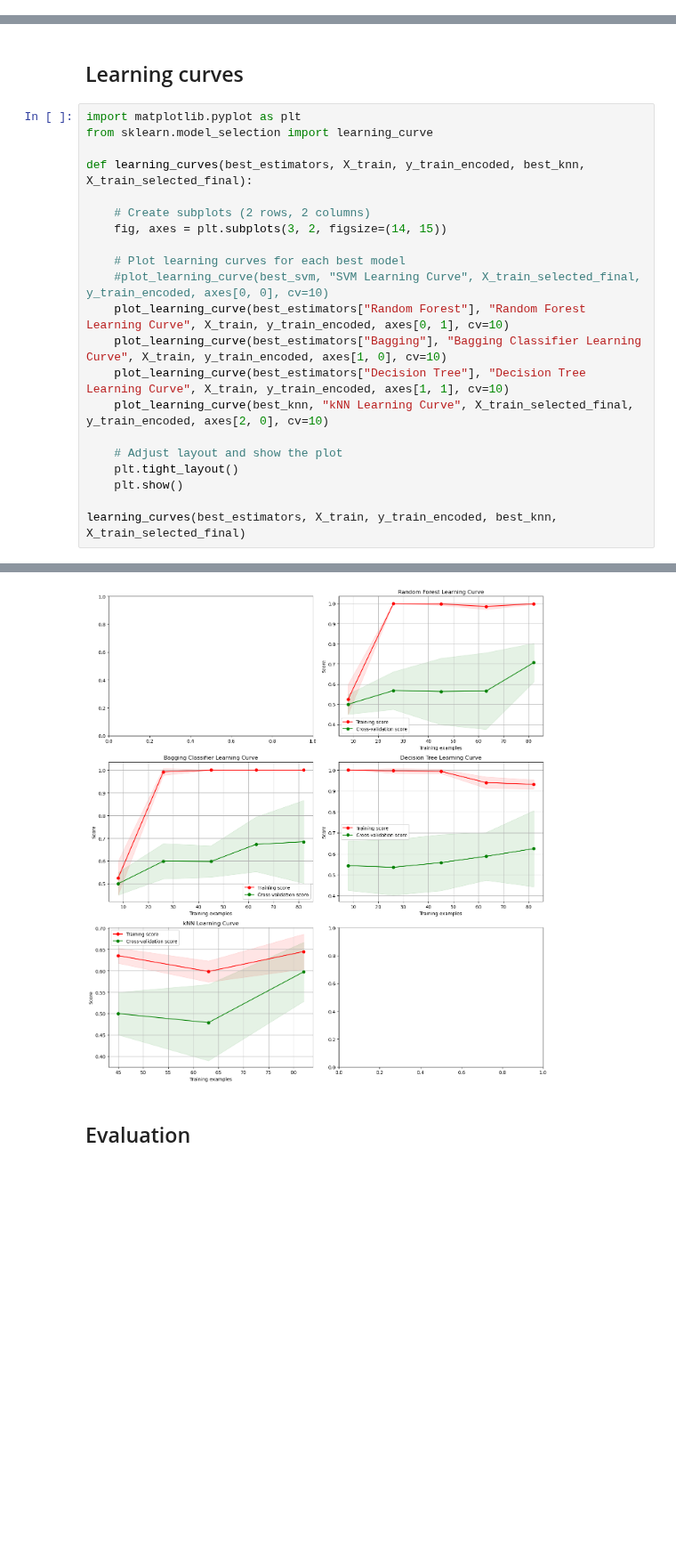
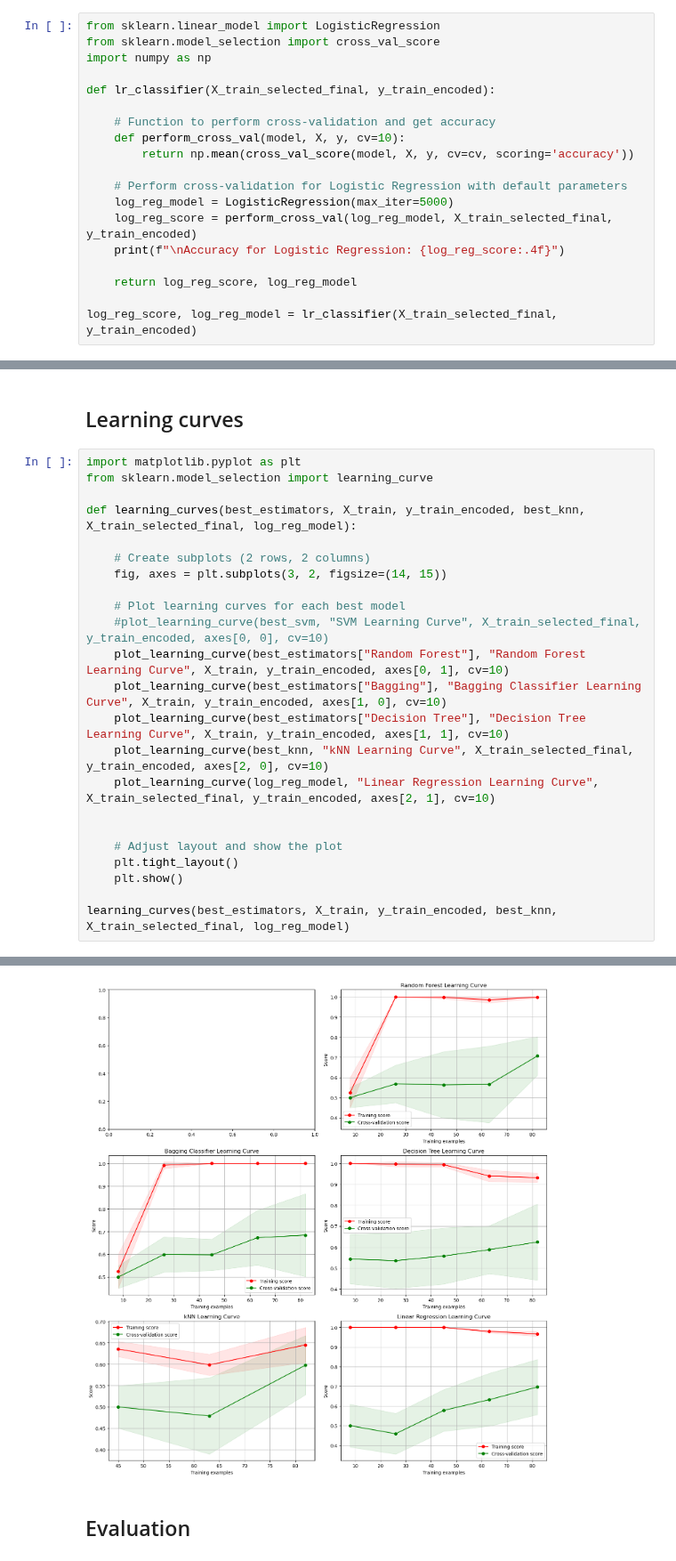
Before and after one commit to zvanraak/TM10007-machine-learning-2025-group-5, a Jupyter notebook: assignment.ipynb, the cells around one changed output, grey strips where cells are left out. Shown at 89% size. Cells and saved outputs as stored; diff of their text form; blank space fills up the shorter version.

Commit message:
Logistic regression is back and fixed error with it

```diff
--- a/assignment.ipynb
+++ b/assignment.ipynb
@@ -1369,0 +1372,19 @@ Best kNN Accuracy: 0.6322
+# %%
+from sklearn.linear_model import LogisticRegression
+from sklearn.model_selection import cross_val_score
+import numpy as np
+
+def lr_classifier(X_train_selected_final, y_train_encoded):
+
+    # Function to perform cross-validation and get accuracy
+    def perform_cross_val(model, X, y, cv=10):
+        return np.mean(cross_val_score(model, X, y, cv=cv, scoring='accuracy'))
+
+    # Perform cross-validation for Logistic Regression with default parameters
+    log_reg_model = LogisticRegression(max_iter=5000)
+    log_reg_score = perform_cross_val(log_reg_model, X_train_selected_final, y_train_encoded)
+    print(f"\nAccuracy for Logistic Regression: {log_reg_score:.4f}")
+
+    return log_reg_score, log_reg_model
+
+log_reg_score, log_reg_model = lr_classifier(X_train_selected_final, y_train_encoded)
@@ -1373,42 +1396,44 @@ Best kNN Accuracy: 0.6322
 import matplotlib.pyplot as plt
 from sklearn.model_selection import learning_curve
 
-def learning_curves(best_estimators, X_train, y_train_encoded, best_knn, X_train_selected_final):
+def learning_curves(best_estimators, X_train, y_train_encoded, best_knn, X_train_selected_final, log_reg_model):
 
     # Create subplots (2 rows, 2 columns)
     fig, axes = plt.subplots(3, 2, figsize=(14, 15))
 
     # Plot learning curves for each best model
     #plot_learning_curve(best_svm, "SVM Learning Curve", X_train_selected_final, y_train_encoded, axes[0, 0], cv=10)
     plot_learning_curve(best_estimators["Random Forest"], "Random Forest Learning Curve", X_train, y_train_encoded, axes[0, 1], cv=10)
     plot_learning_curve(best_estimators["Bagging"], "Bagging Classifier Learning Curve", X_train, y_train_encoded, axes[1, 0], cv=10)
     plot_learning_curve(best_estimators["Decision Tree"], "Decision Tree Learning Curve", X_train, y_train_encoded, axes[1, 1], cv=10)
     plot_learning_curve(best_knn, "kNN Learning Curve", X_train_selected_final, y_train_encoded, axes[2, 0], cv=10)
+    plot_learning_curve(log_reg_model, "Linear Regression Learning Curve", X_train_selected_final, y_train_encoded, axes[2, 1], cv=10)
+
 
     # Adjust layout and show the plot
     plt.tight_layout()
     plt.show()
 
-learning_curves(best_estimators, X_train, y_train_encoded, best_knn, X_train_selected_final)
+learning_curves(best_estimators, X_train, y_train_encoded, best_knn, X_train_selected_final, log_reg_model)
 # %% [output]
 Traceback (most recent call last):
   File "c:\Users\loisb\miniconda3\Lib\site-packages\sklearn\model_selection\_validation.py", line 949, in _score
     scores = scorer(estimator, X_test, y_test, **score_params)
              ^^^^^^^^^^^^^^^^^^^^^^^^^^^^^^^^^^^^^^^^^^^^^^^^^
   File "c:\Users\loisb\miniconda3\Lib\site-packages\sklearn\metrics\_scorer.py", line 472, in __call__
     return estimator.score(*args, **kwargs)
            ^^^^^^^^^^^^^^^^^^^^^^^^^^^^^^^^
   File "c:\Users\loisb\miniconda3\Lib\site-packages\sklearn\neighbors\_classification.py", line 446, in score
     return super().score(X, y, sample_weight)
            ^^^^^^^^^^^^^^^^^^^^^^^^^^^^^^^^^^
   File "c:\Users\loisb\miniconda3\Lib\site-packages\sklearn\base.py", line 572, in score
     return accuracy_score(y, self.predict(X), sample_weight=sample_weight)
 ... (824 lines left out)
     raise ValueError(
 ValueError: Expected n_neighbors <= n_samples_fit, but n_neighbors = 34, n_samples_fit = 26, n_samples = 26
 
   warnings.warn(
-[figure, old version]
+[figure, new version]
 # %% [markdown]
 ## Evaluation
 # %%
```
Also changed, not shown: parts of 3 cells of this notebook.
